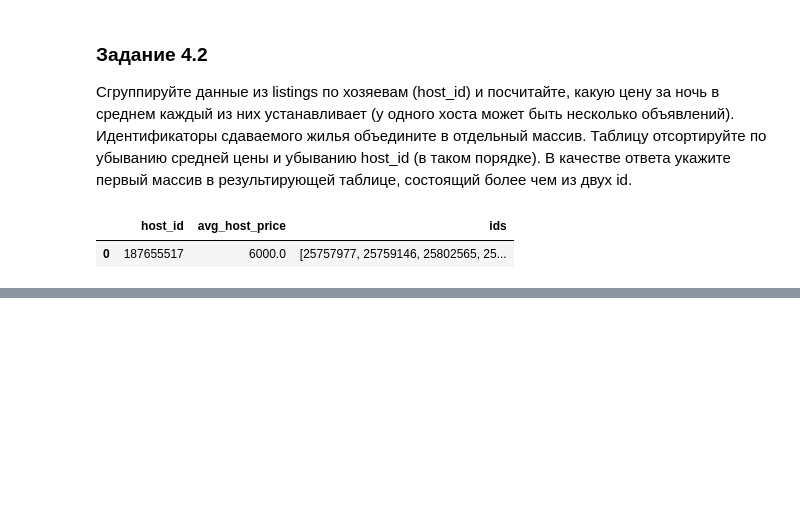
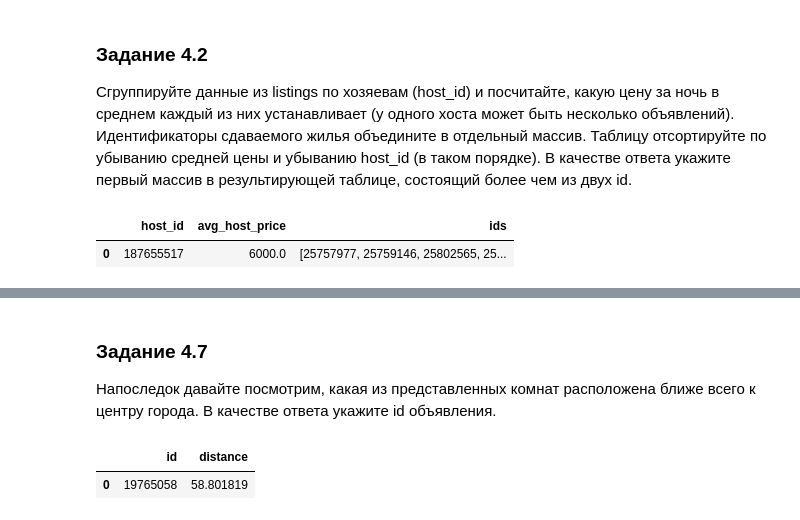
Before and after one commit to aleks-haksly/ClickHouse, a Jupyter notebook: part_4.ipynb, the cells around one changed output, grey strips where cells are left out. Saved outputs shown, nothing was run; the diff lists cells and outputs as text; code cells hidden in the pictures; blank space fills up the shorter version.

```diff
--- a/part_4.ipynb
+++ b/part_4.ipynb
@@ -69,0 +152,20 @@ pd.DataFrame(result, columns=[tuple[0] for tuple in columns])
+# %% [markdown]
+### Задание 4.7
+Напоследок давайте посмотрим, какая из представленных комнат расположена ближе всего к центру города. В качестве ответа укажите id объявления.
+# %%
+sql = f"""
+SELECT
+  id,
+  geoDistance(13.4050, 52.5200, toFloat64OrNull(longitude), toFloat64OrNull(latitude)) AS distance
+FROM
+  listings
+WHERE
+  room_type = 'Private room'
+ORDER BY distance
+LIMIT 1
+"""
+result, columns = client.execute(sql, with_column_types=True)
+pd.DataFrame(result, columns=[tuple[0] for tuple in columns])
+# %% [output]
+|  | id | distance |
+| 0 | 19765058 | 58.801819 |
```
Also changed, not shown: parts of 10 cells of this notebook.
